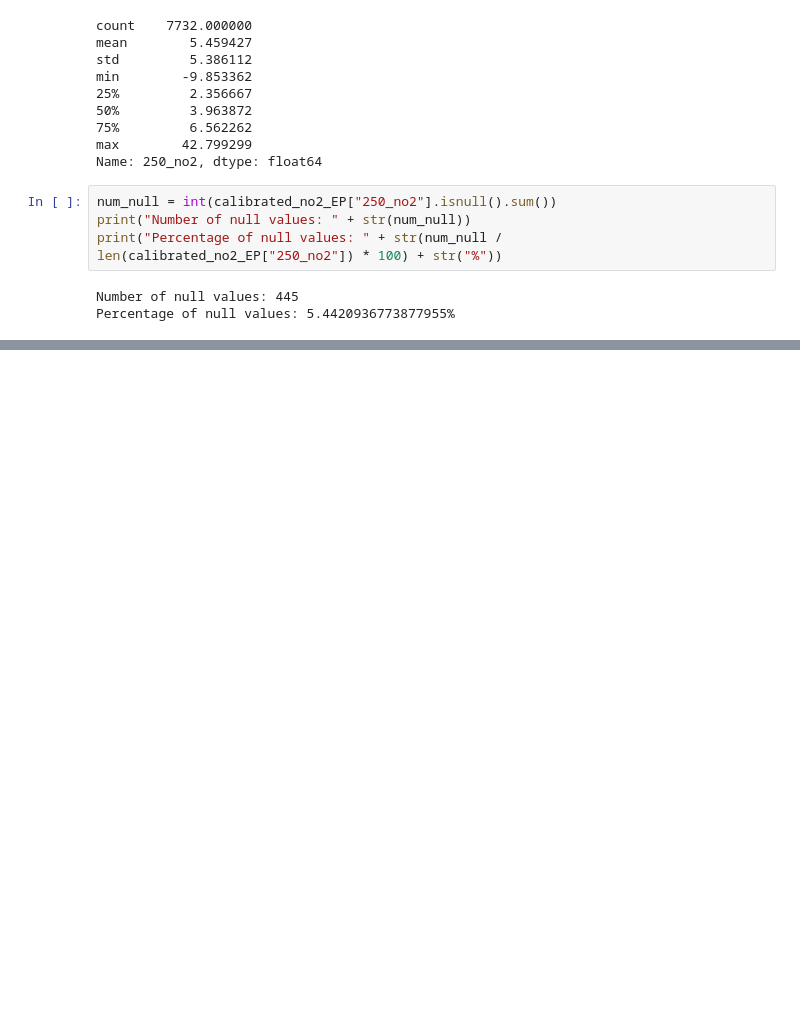
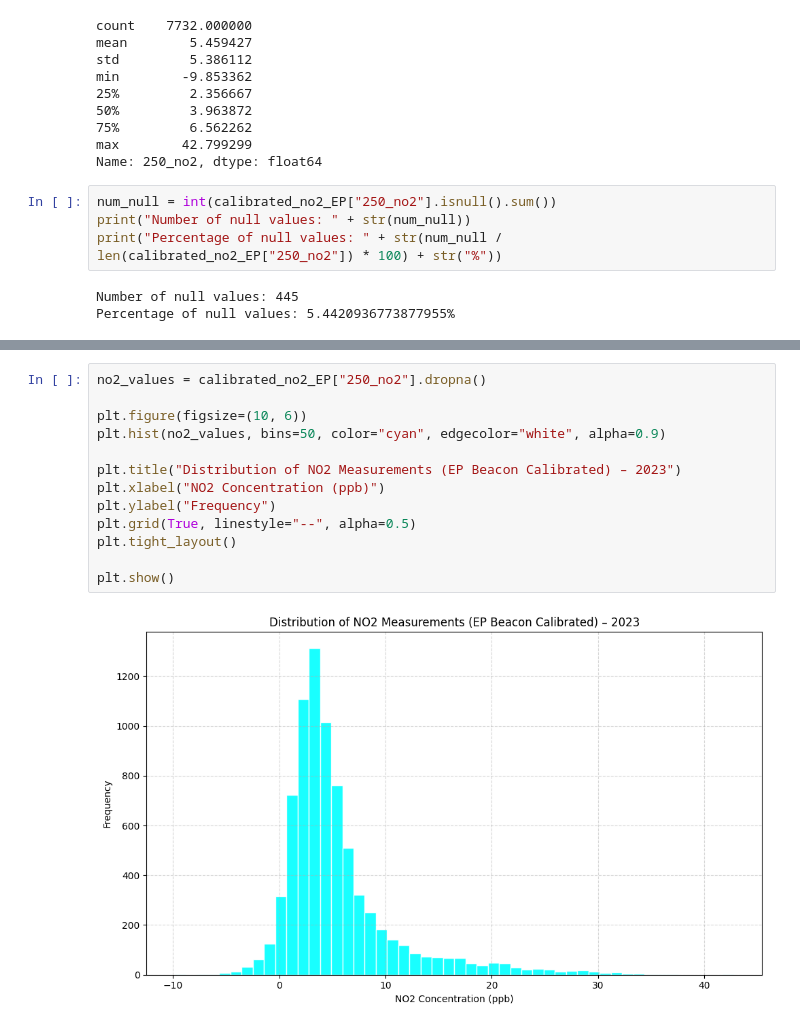
Before and after one commit to jacklardner/calibrated-no2-EDA, a Jupyter notebook: calibrated_to_EP.ipynb, the cells around one changed output, grey strips where cells are left out. Cells and saved outputs as stored; diff of their text form; blank space fills up the shorter version.

```diff
--- a/calibrated_to_EP.ipynb
+++ b/calibrated_to_EP.ipynb
@@ -322,0 +114,15 @@ plt.show()
+# %%
+no2_values = calibrated_no2_EP["250_no2"].dropna()
+
+plt.figure(figsize=(10, 6))
+plt.hist(no2_values, bins=50, color="cyan", edgecolor="white", alpha=0.9)
+
+plt.title("Distribution of NO2 Measurements (EP Beacon Calibrated) – 2023")
+plt.xlabel("NO2 Concentration (ppb)")
+plt.ylabel("Frequency")
+plt.grid(True, linestyle="--", alpha=0.5)
+plt.tight_layout()
+
+plt.show()
+# %% [output]
+[figure, added]
```
Also changed, not shown: parts of 45 cells of this notebook.
